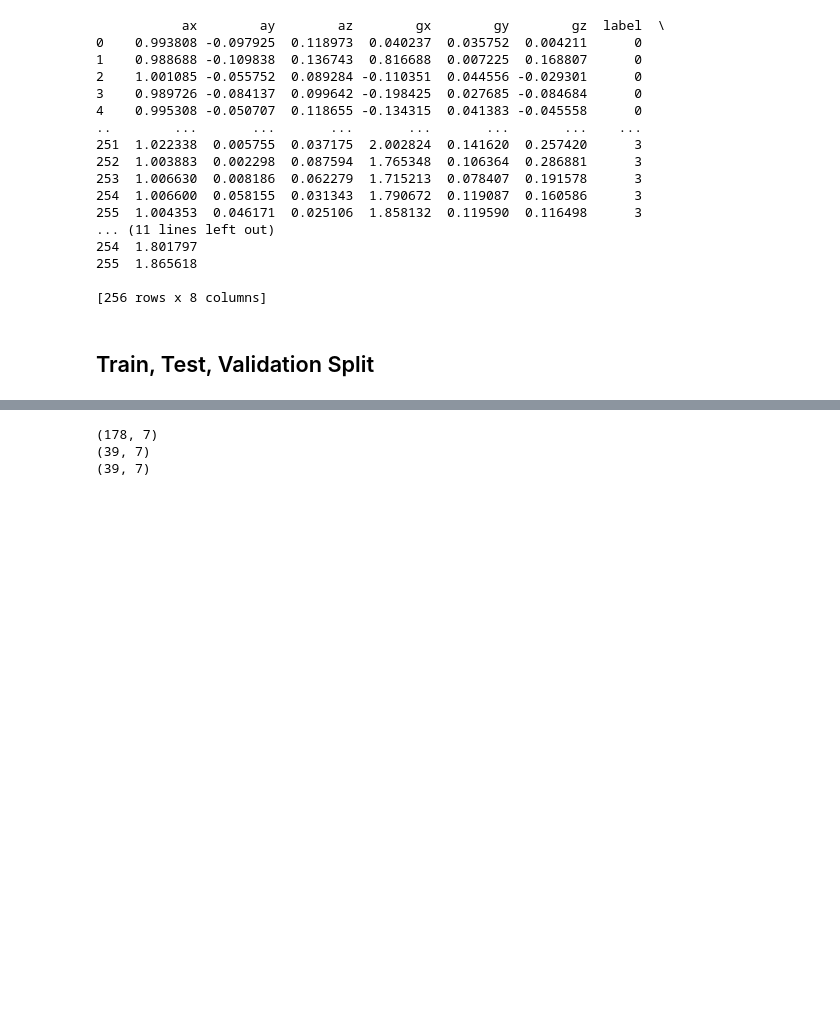
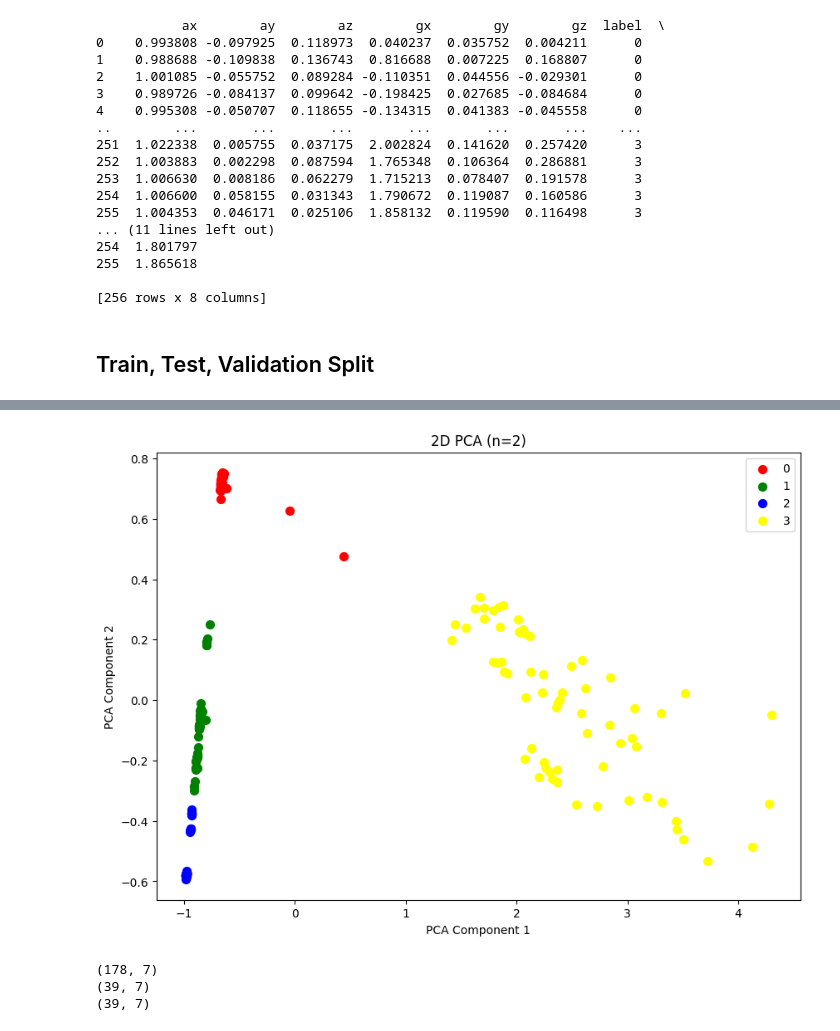
Before and after one commit to luciancheng/HAR_CPS_DesignProject, a Jupyter notebook: model.ipynb, the cells around one changed output, grey strips where cells are left out. Drawn from its saved outputs; the diff is of its cells as text; code cells hidden in the pictures; blank space fills up the shorter version.

```diff
--- a/model.ipynb
+++ b/model.ipynb
@@ -124,3 +154,23 @@ pd.DataFrame(y_test, columns=["label"]).to_csv("y_test.csv", index=False)
+# %%
+pca2 = PCA(n_components=2)
+X_pca2 = pca2.fit_transform(X)
+
+plt.figure(figsize=(10, 7))
+
+for i, label in enumerate(unique_labels):
+    idx = y == label
+    plt.scatter(
+        X_pca2[idx, 0], X_pca2[idx, 1],
+        label=str(label), color=colors[i], s=50
+    )
+
+plt.xlabel('PCA Component 1')
+plt.ylabel('PCA Component 2')
+plt.title('2D PCA (n=2)')
+plt.legend()
+plt.show()
+# %% [output]
+[figure, added]
 # %%
 # scale data
 
```
Also changed, not shown: parts of 3 cells of this notebook.
